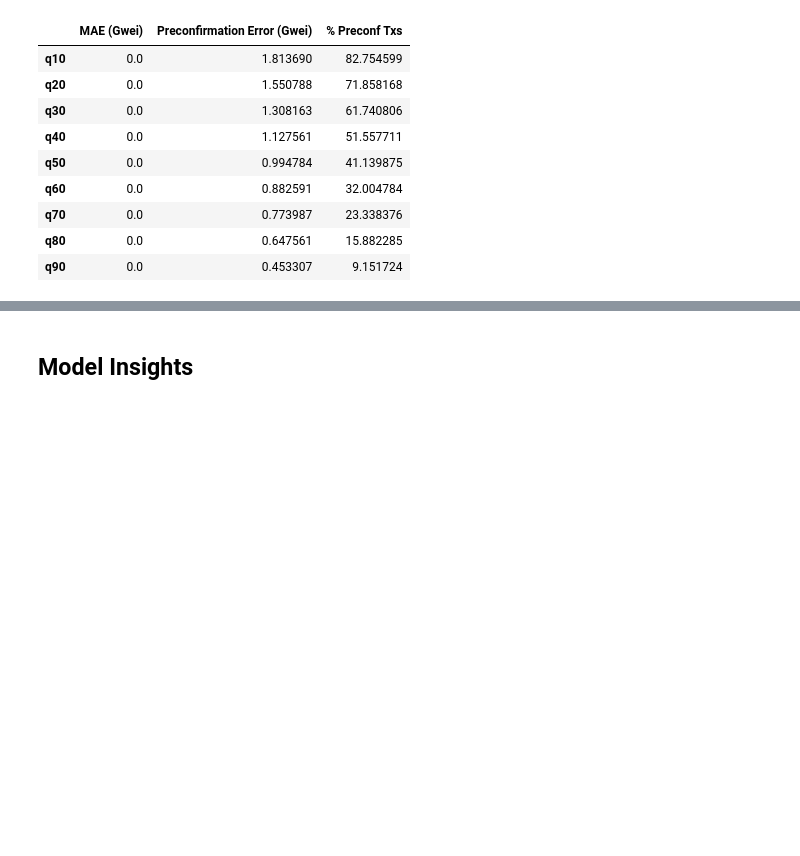
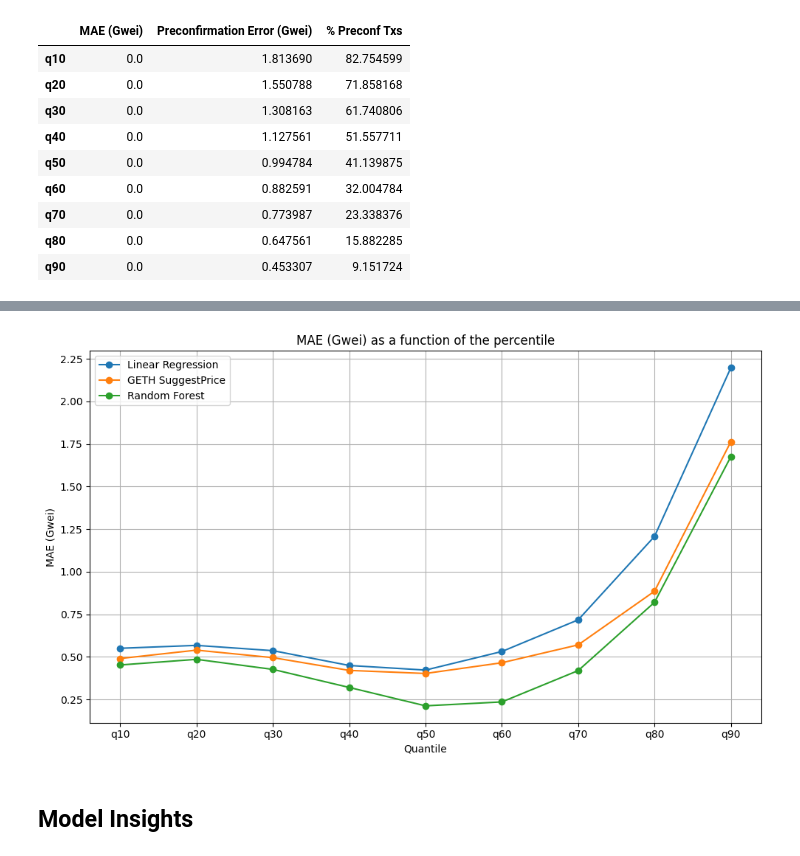
Before and after one commit to benrobaglia/preconfirmations, a Jupyter notebook: preconfirmations.ipynb, the cells around one changed output, grey strips where cells are left out. Cells and saved outputs as stored; diff of their text form; code cells hidden in the pictures; blank space fills up the shorter version.

```diff
--- a/preconfirmations.ipynb
+++ b/preconfirmations.ipynb
@@ -186,0 +217,2 @@ df_q
+# %%
+formatted_df_q = pd.read_csv('quantile_heuristic_results.csv', sep='\t', index_col=0)
@@ -236,0 +269,3 @@ df_lr
+# %%
+formatted_df_lr = pd.read_csv('linear_regression_results.csv', sep='\t', index_col=0)
+formatted_df_lr
@@ -362,0 +407,3 @@ df_rf
+# %%
+formatted_df_rf = pd.read_csv('random_forest_results.csv', sep='\t', index_col=0)
+formatted_df_rf
@@ -401,3 +473,24 @@ formatted_df_ub.to_csv('upper_bound_results.csv', sep='\t')
+# %%
+plt.figure(figsize=(10, 6))
+
+# Plot the 'MAE' column for each formatted dataframe
+plt.plot(formatted_df_lr.index, formatted_df_lr['MAE (Gwei)'], marker='o', linestyle='-', label='Linear Regression')
+plt.plot(formatted_df_q.index, formatted_df_q['MAE (Gwei)'], marker='o', linestyle='-', label='GETH SuggestPrice')
+plt.plot(formatted_df_rf.index, formatted_df_rf['MAE (Gwei)'], marker='o', linestyle='-', label='Random Forest')
+
+# Adding titles and labels
+plt.title('MAE (Gwei) as a function of the percentile')
+plt.xlabel('Quantile')
+plt.ylabel('MAE (Gwei)')
+plt.legend()
+plt.grid(True)
+
+plt.savefig('mae_results.pdf')
+# Display the plot
+plt.tight_layout()
+plt.show()
+# %% [output]
+[figure, added]
 # %% [markdown]
 ## Model Insights
 # %% [markdown]
```
Also changed, not shown: parts of 16 cells of this notebook, 2 other files.
